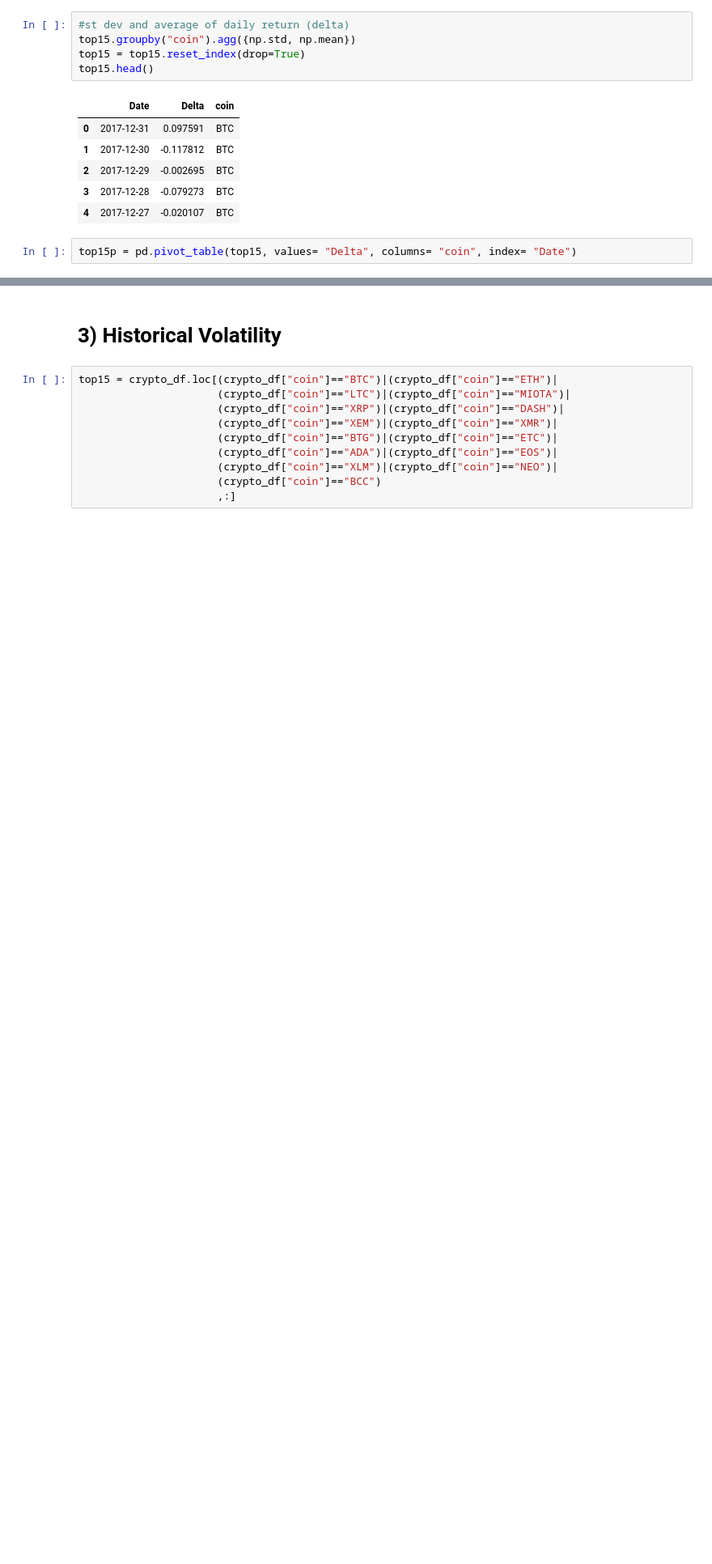
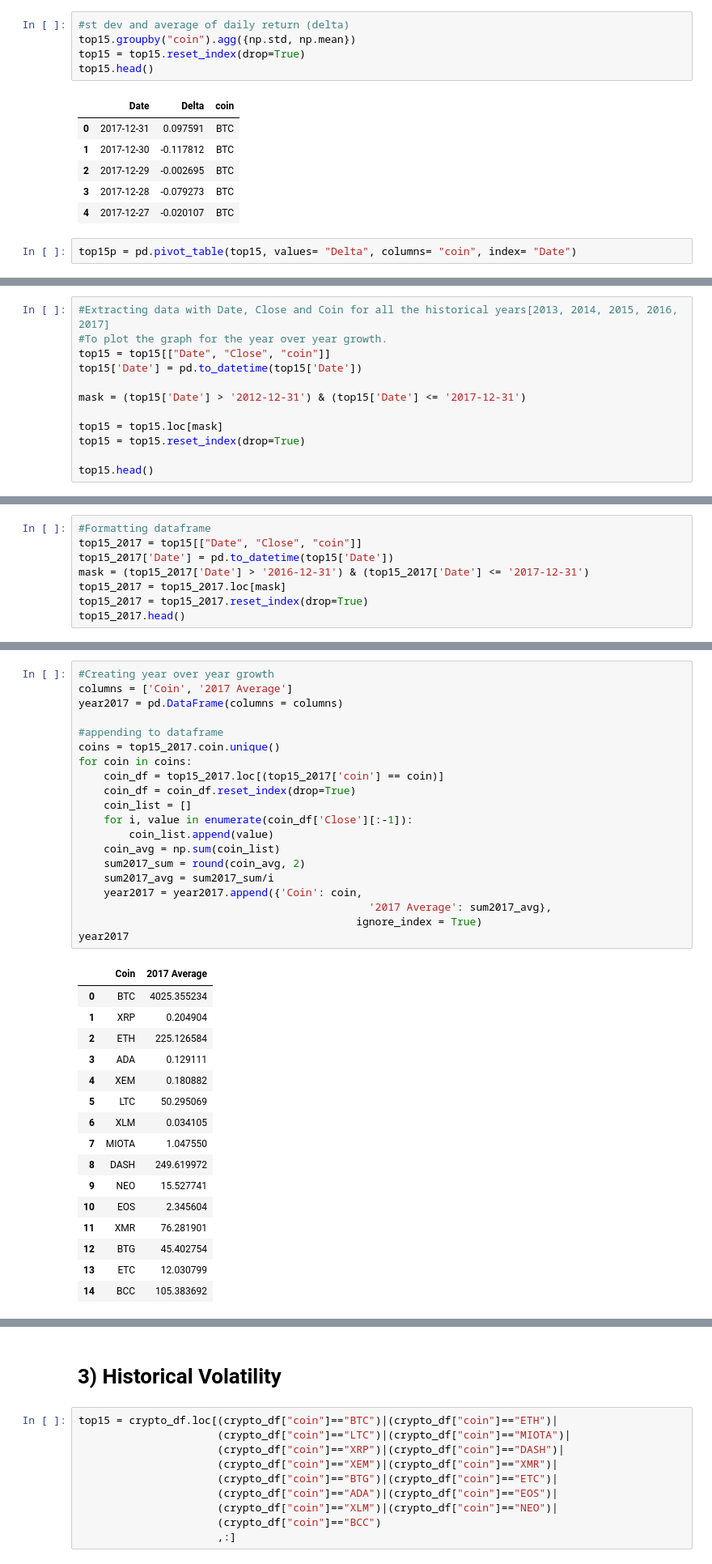
Before and after one commit to sharonsu94/cryptocurrency, a Jupyter notebook: Crypto+Analysis.ipynb, the cells around one changed output, grey strips where cells are left out. Shown at 81% size. Drawn from its saved outputs; the diff is of its cells as text; blank space fills up the shorter version.

```diff
--- a/Crypto+Analysis.ipynb
+++ b/Crypto+Analysis.ipynb
@@ -206,0 +231,12 @@ top15p.corr()
+# %%
+#Extracting data with Date, Close and Coin for all the historical years[2013, 2014, 2015, 2016, 2017]
+#To plot the graph for the year over year growth.
+top15 = top15[["Date", "Close", "coin"]]
+top15['Date'] = pd.to_datetime(top15['Date'])
+
+mask = (top15['Date'] > '2012-12-31') & (top15['Date'] <= '2017-12-31')
+
+top15 = top15.loc[mask]
+top15 = top15.reset_index(drop=True)
+
+top15.head()
@@ -206,0 +250,8 @@ top15p.corr()
+# %%
+#Formatting dataframe
+top15_2017 = top15[["Date", "Close", "coin"]]
+top15_2017['Date'] = pd.to_datetime(top15['Date'])
+mask = (top15_2017['Date'] > '2016-12-31') & (top15_2017['Date'] <= '2017-12-31')
+top15_2017 = top15_2017.loc[mask]
+top15_2017 = top15_2017.reset_index(drop=True)
+top15_2017.head()
@@ -206,0 +265,37 @@ top15p.corr()
+# %%
+#Creating year over year growth
+columns = ['Coin', '2017 Average']
+year2017 = pd.DataFrame(columns = columns)
+
+#appending to dataframe
+coins = top15_2017.coin.unique()
+for coin in coins:
+    coin_df = top15_2017.loc[(top15_2017['coin'] == coin)]
+    coin_df = coin_df.reset_index(drop=True)
+    coin_list = []
+    for i, value in enumerate(coin_df['Close'][:-1]):
+        coin_list.append(value)
+    coin_avg = np.sum(coin_list)
+    sum2017_sum = round(coin_avg, 2)
+    sum2017_avg = sum2017_sum/i
+    year2017 = year2017.append({'Coin': coin,
+                                              '2017 Average': sum2017_avg},
+                                            ignore_index = True)
+year2017
+# %% [output]
+|  | Coin | 2017 Average |
+| 0 | BTC | 4025.355234 |
+| 1 | XRP | 0.204904 |
+| 2 | ETH | 225.126584 |
+| 3 | ADA | 0.129111 |
+| 4 | XEM | 0.180882 |
+| 5 | LTC | 50.295069 |
+| 6 | XLM | 0.034105 |
+| 7 | MIOTA | 1.047550 |
+| 8 | DASH | 249.619972 |
+| 9 | NEO | 15.527741 |
+| 10 | EOS | 2.345604 |
+| 11 | XMR | 76.281901 |
+| 12 | BTG | 45.402754 |
+| 13 | ETC | 12.030799 |
+| 14 | BCC | 105.383692 |
```
Also changed, not shown: parts of 16 cells of this notebook, 2 other files.
